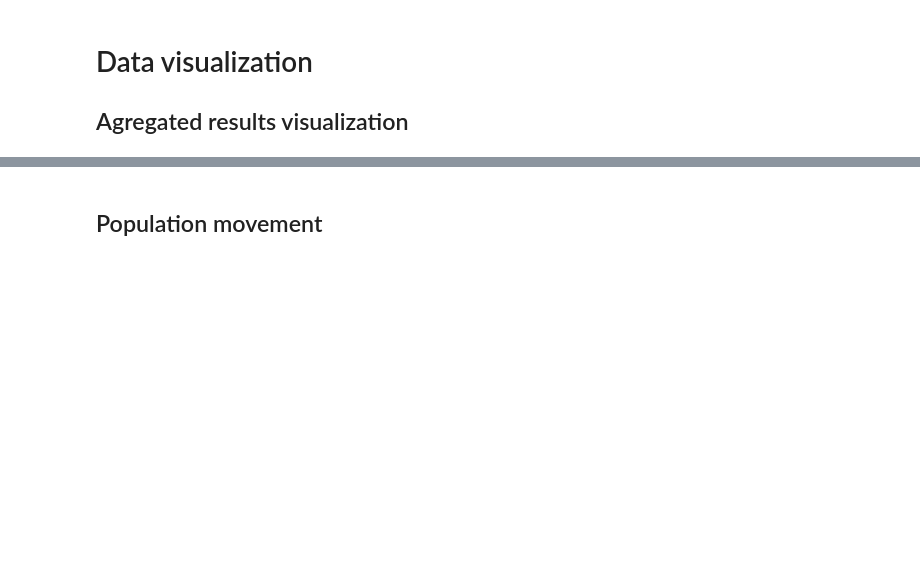
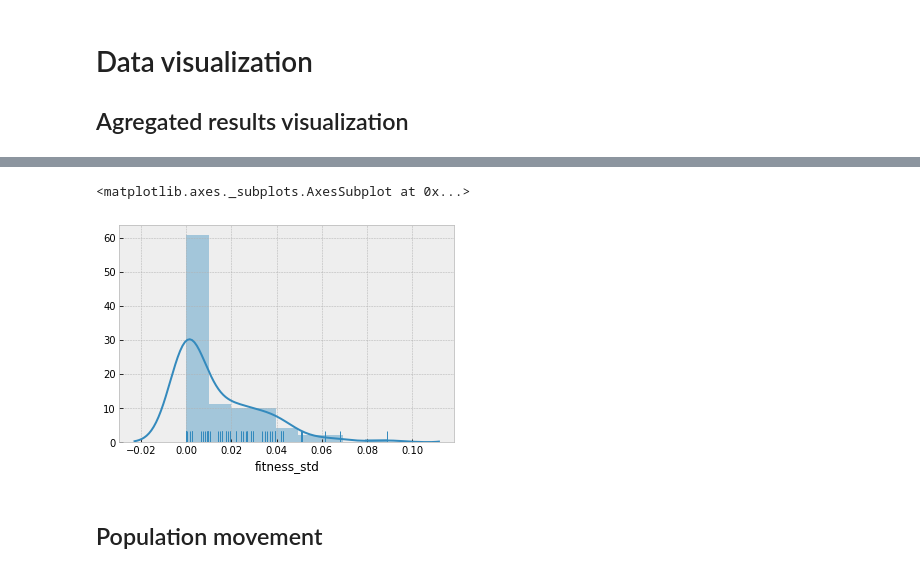
Before and after one commit to EloyRD/ThesisExp, a Jupyter notebook: EA_A_02_AggRuns.ipynb, the cells around one changed output, grey strips where cells are left out. Cells and saved outputs as stored; diff of their text form; code cells hidden in the pictures; blank space fills up the shorter version.

```diff
--- a/EA_A_02_AggRuns.ipynb
+++ b/EA_A_02_AggRuns.ipynb
@@ -142,3 +141,8 @@ array([[<matplotlib.axes._subplots.AxesSubplot object at 0x...>]],
+# %%
+sns.distplot(fitness_res[query]['fitness_std'],rug=True)
+# %% [output]
+<matplotlib.axes._subplots.AxesSubplot at 0x...>
+[figure, added]
 # %% [markdown]
 ## Population movement
 # %%
```
Also changed, not shown: parts of 7 cells of this notebook, 8 other files.
